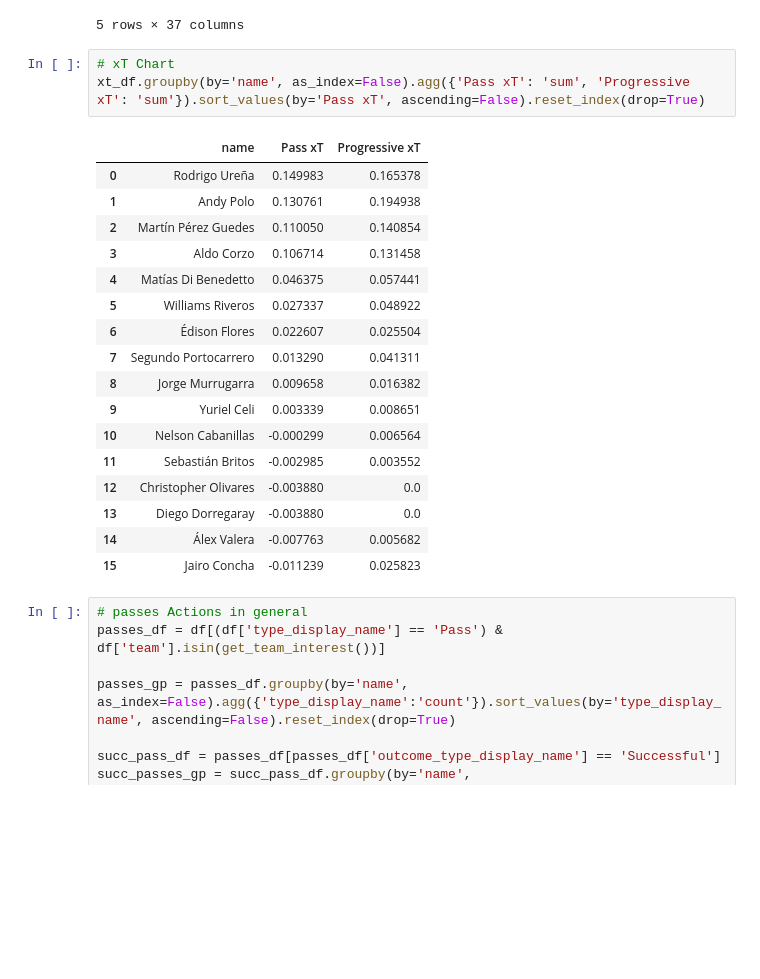
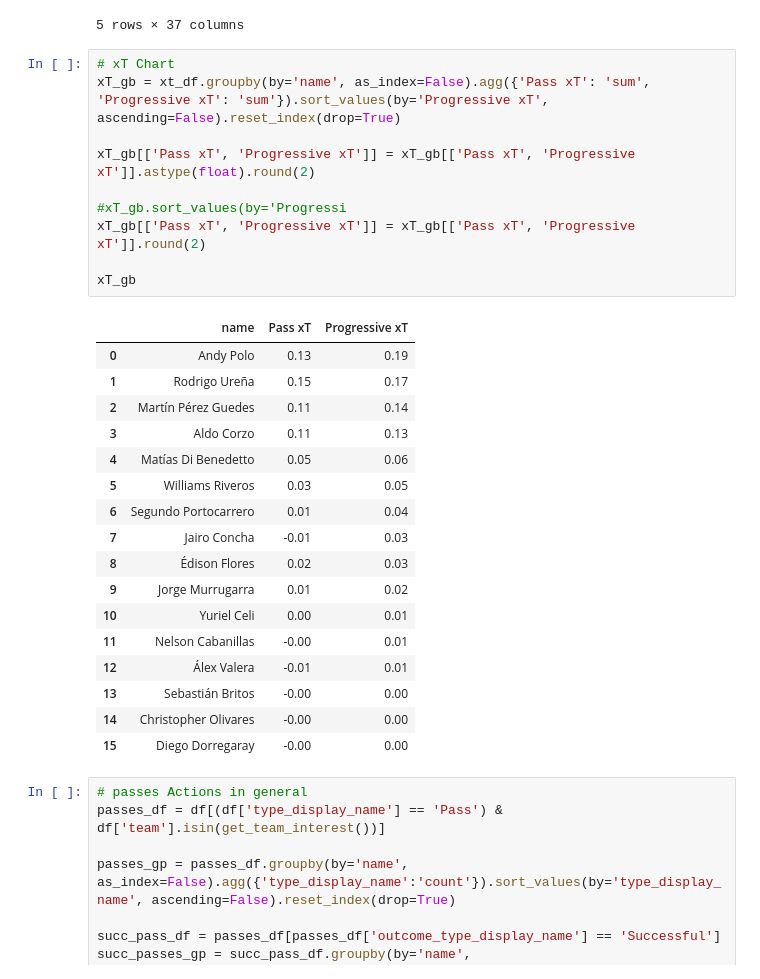
Before and after one commit to enzovillafuerte/football-vizzes, a Jupyter notebook: whoscored-vizzes/testing.ipynb, the cells around one changed output. Saved outputs shown, nothing was run; the diff lists cells and outputs as text; blank space fills up the shorter version.

```diff
--- a/whoscored-vizzes/testing.ipynb
+++ b/whoscored-vizzes/testing.ipynb
@@ -537,25 +542,32 @@ See the caveats in the documentation: https://pandas.pydata.org/pandas-docs/stab
 5 rows × 37 columns
 # %%
 # xT Chart
-xt_df.groupby(by='name', as_index=False).agg({'Pass xT': 'sum', 'Progressive xT': 'sum'}).sort_values(by='Pass xT', ascending=False).reset_index(drop=True)
+xT_gb = xt_df.groupby(by='name', as_index=False).agg({'Pass xT': 'sum', 'Progressive xT': 'sum'}).sort_values(by='Progressive xT', ascending=False).reset_index(drop=True)
+
+xT_gb[['Pass xT', 'Progressive xT']] = xT_gb[['Pass xT', 'Progressive xT']].astype(float).round(2)
+
+#xT_gb.sort_values(by='Progressi
+xT_gb[['Pass xT', 'Progressive xT']] = xT_gb[['Pass xT', 'Progressive xT']].round(2)
+
+xT_gb
 # %% [output]
 |  | name | Pass xT | Progressive xT |
-| 0 | Rodrigo Ureña | 0.149983 | 0.165378 |
-| 1 | Andy Polo | 0.130761 | 0.194938 |
-| 2 | Martín Pérez Guedes | 0.110050 | 0.140854 |
-| 3 | Aldo Corzo | 0.106714 | 0.131458 |
-| 4 | Matías Di Benedetto | 0.046375 | 0.057441 |
-| 5 | Williams Riveros | 0.027337 | 0.048922 |
-| 6 | Édison Flores | 0.022607 | 0.025504 |
-| 7 | Segundo Portocarrero | 0.013290 | 0.041311 |
-| 8 | Jorge Murrugarra | 0.009658 | 0.016382 |
-| 9 | Yuriel Celi | 0.003339 | 0.008651 |
-| 10 | Nelson Cabanillas | -0.000299 | 0.006564 |
-| 11 | Sebastián Britos | -0.002985 | 0.003552 |
-| 12 | Christopher Olivares | -0.003880 | 0.0 |
-| 13 | Diego Dorregaray | -0.003880 | 0.0 |
-| 14 | Álex Valera | -0.007763 | 0.005682 |
-| 15 | Jairo Concha | -0.011239 | 0.025823 |
+| 0 | Andy Polo | 0.13 | 0.19 |
+| 1 | Rodrigo Ureña | 0.15 | 0.17 |
+| 2 | Martín Pérez Guedes | 0.11 | 0.14 |
+| 3 | Aldo Corzo | 0.11 | 0.13 |
+| 4 | Matías Di Benedetto | 0.05 | 0.06 |
+| 5 | Williams Riveros | 0.03 | 0.05 |
+| 6 | Segundo Portocarrero | 0.01 | 0.04 |
+| 7 | Jairo Concha | -0.01 | 0.03 |
+| 8 | Édison Flores | 0.02 | 0.03 |
+| 9 | Jorge Murrugarra | 0.01 | 0.02 |
+| 10 | Yuriel Celi | 0.00 | 0.01 |
+| 11 | Nelson Cabanillas | -0.00 | 0.01 |
+| 12 | Álex Valera | -0.01 | 0.01 |
+| 13 | Sebastián Britos | -0.00 | 0.00 |
+| 14 | Christopher Olivares | -0.00 | 0.00 |
+| 15 | Diego Dorregaray | -0.00 | 0.00 |
 # %%
 # passes Actions in general
 passes_df = df[(df['type_display_name'] == 'Pass') & df['team'].isin(get_team_interest())]
```
Also changed, not shown: parts of 13 cells of this notebook, 10 other files.
